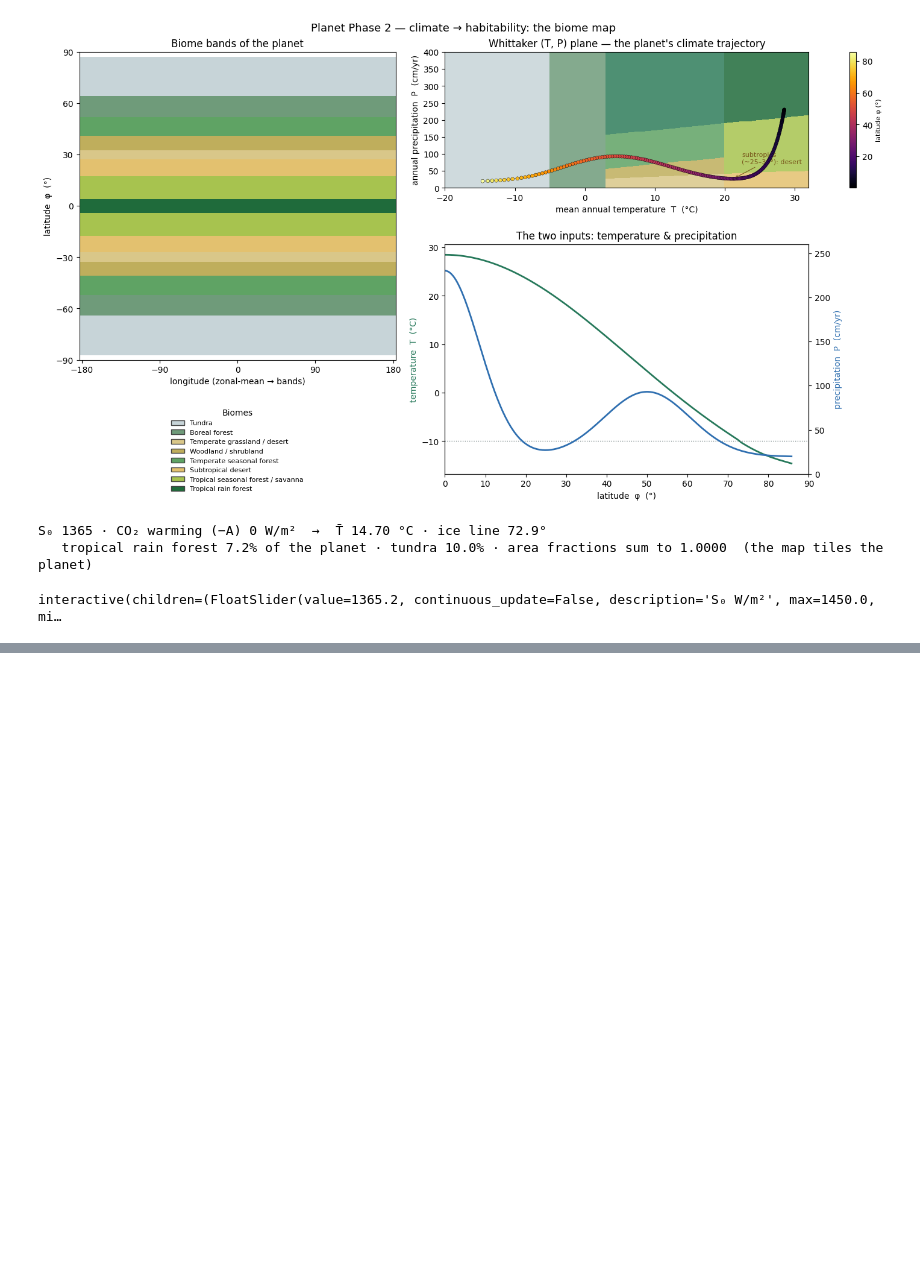
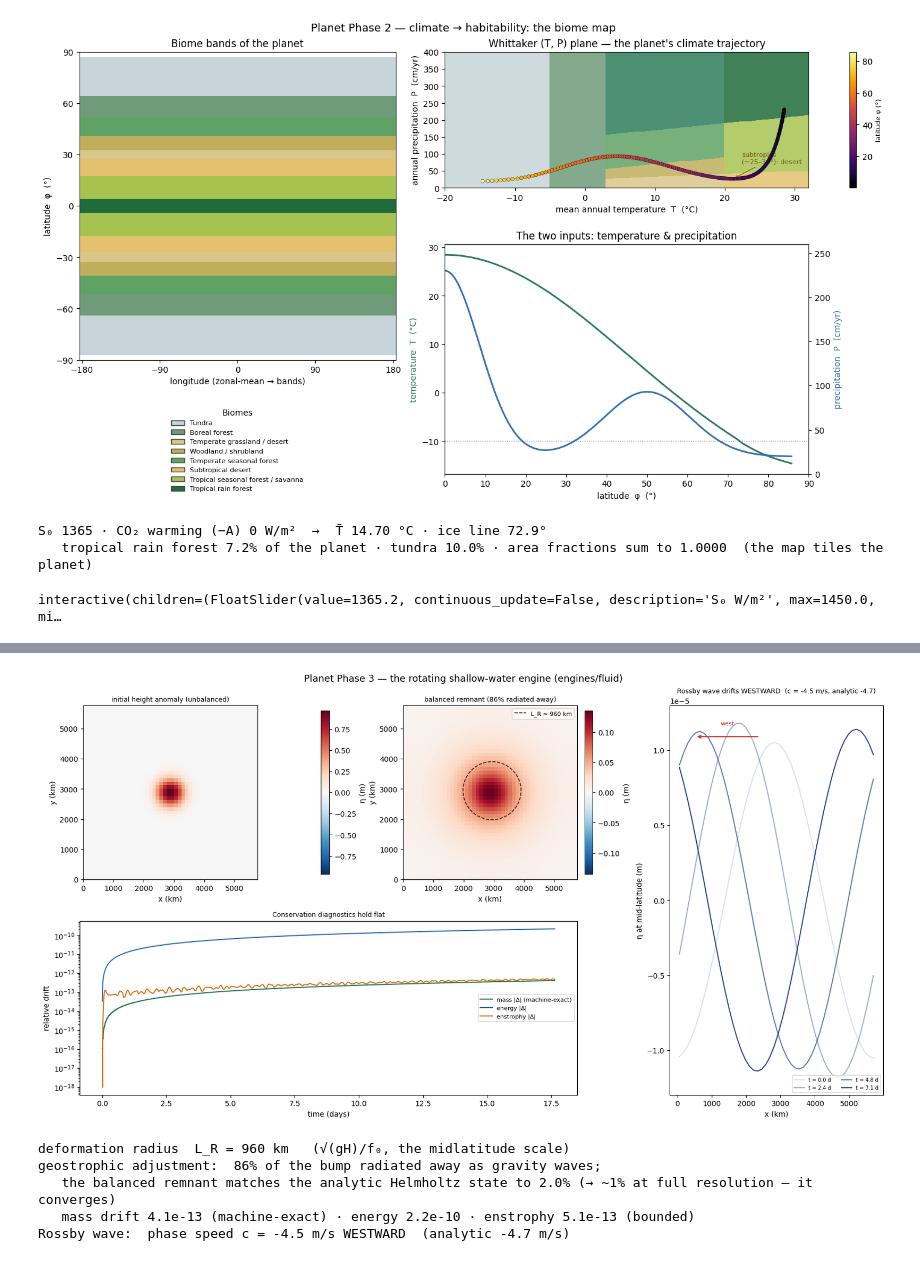
Before and after one commit to BoykoNeov/planet-sim, a Jupyter notebook: planet/planet.ipynb, the cells around one changed output, grey strips where cells are left out. Saved outputs shown, nothing was run; the diff lists cells and outputs as text; code cells hidden in the pictures; blank space fills up the shorter version.

```diff
--- a/planet/planet.ipynb
+++ b/planet/planet.ipynb
@@ -210,0 +246,23 @@ interactive(children=(FloatSlider(value=1365.2, continuous_update=False, descrip
+# %%
+# The second shared engine, exercised with planetary numbers (geostrophic adjustment + a Rossby wave).
+# Static, banked: a ~6 s integration at nx=48 (the demo banks the full-resolution figure). No live
+# slider — like §2, the story is the whole run, not a point. compute → figure → show → print.
+sw = demo_shallowwater.compute(nx=48, ny=48)
+shallowwater_figure(sw.adjustment, sw.rossby)
+plt.show()
+
+a, ros = sw.adjustment, sw.rossby
+print(f"deformation radius  L_R = {a.L_R/1e3:.0f} km   (√(gH)/f₀, the midlatitude scale)")
+print(f"geostrophic adjustment:  {100*sw.drawdown_fraction:.0f}% of the bump radiated away as gravity waves;")
+print(f"   the balanced remnant matches the analytic Helmholtz state to {100*sw.helmholtz_rel_error:.1f}% "
+      f"(→ ~1% at full resolution — it converges)")
+print(f"   mass drift {np.abs(a.mass).max():.1e} (machine-exact) · energy {np.abs(a.energy).max():.1e} · "
+      f"enstrophy {np.abs(a.enstrophy).max():.1e} (bounded)")
+print(f"Rossby wave:  phase speed c = {ros.c_measured:.1f} m/s WESTWARD  (analytic {ros.c_analytic:.1f} m/s)")
+# %% [output]
+[figure, added]
+deformation radius  L_R = 960 km   (√(gH)/f₀, the midlatitude scale)
+geostrophic adjustment:  86% of the bump radiated away as gravity waves;
+   the balanced remnant matches the analytic Helmholtz state to 2.0% (→ ~1% at full resolution — it converges)
+   mass drift 4.1e-13 (machine-exact) · energy 2.2e-10 · enstrophy 5.1e-13 (bounded)
+Rossby wave:  phase speed c = -4.5 m/s WESTWARD  (analytic -4.7 m/s)
```
Also changed, not shown: parts of 7 cells of this notebook, 2 other files.
